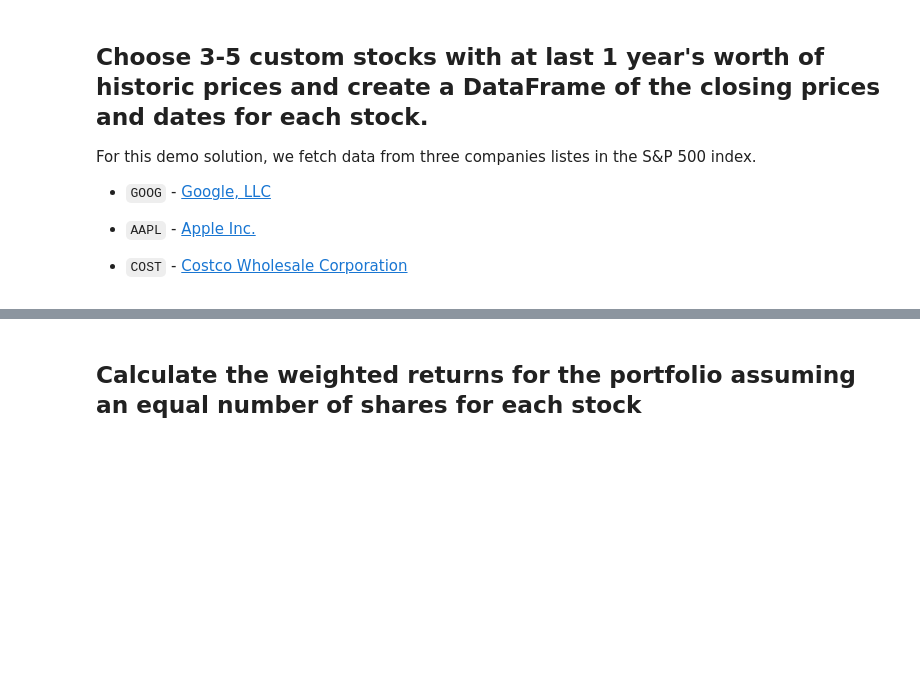
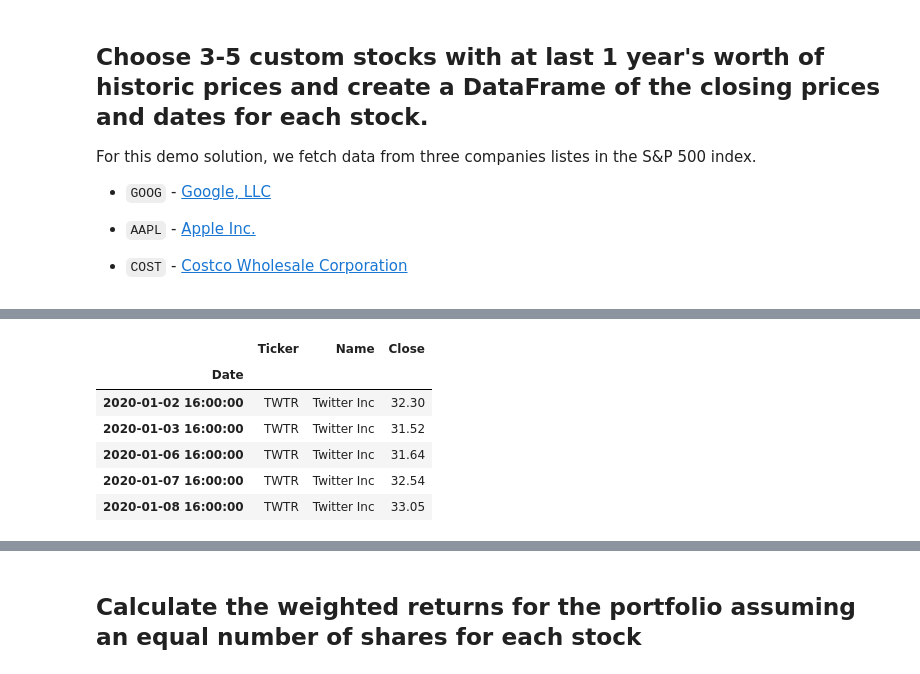
Before and after one commit to MatthewPuttroff/HWUnitFour, a Jupyter notebook: 04-Pandas/Instructions/Starter_Code/whale_analysis.ipynb, the cells around one changed output, grey strips where cells are left out. Saved outputs shown, nothing was run; the diff lists cells and outputs as text; code cells hidden in the pictures; blank space fills up the shorter version.

```diff
--- a/04-Pandas/Instructions/Starter_Code/whale_analysis.ipynb
+++ b/04-Pandas/Instructions/Starter_Code/whale_analysis.ipynb
@@ -585,4 +601,13 @@ For this demo solution, we fetch data from three companies listes in the S&P 500
 # %%
 # Reading data from 2nd stock
+twtr_df.head()
+# %% [output]
+|  | Ticker | Name | Close |
+| Date |  |  |  |
+| 2020-01-02 16:00:00 | TWTR | Twitter Inc | 32.30 |
+| 2020-01-03 16:00:00 | TWTR | Twitter Inc | 31.52 |
+| 2020-01-06 16:00:00 | TWTR | Twitter Inc | 31.64 |
+| 2020-01-07 16:00:00 | TWTR | Twitter Inc | 32.54 |
+| 2020-01-08 16:00:00 | TWTR | Twitter Inc | 33.05 |
 # %%
 # Reading data from 3rd stock
```
Also changed, not shown: parts of 5 cells of this notebook, 4 other files.
